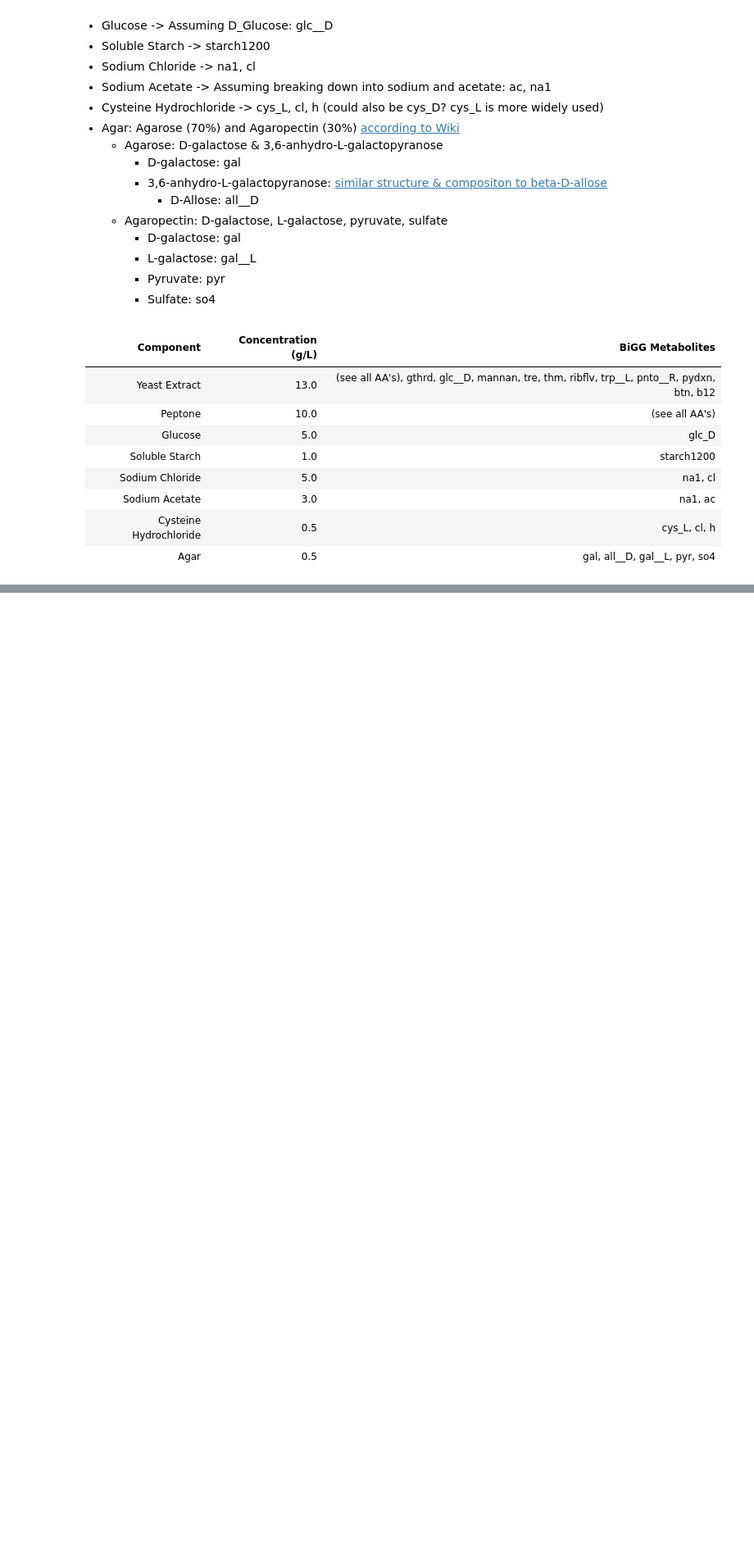
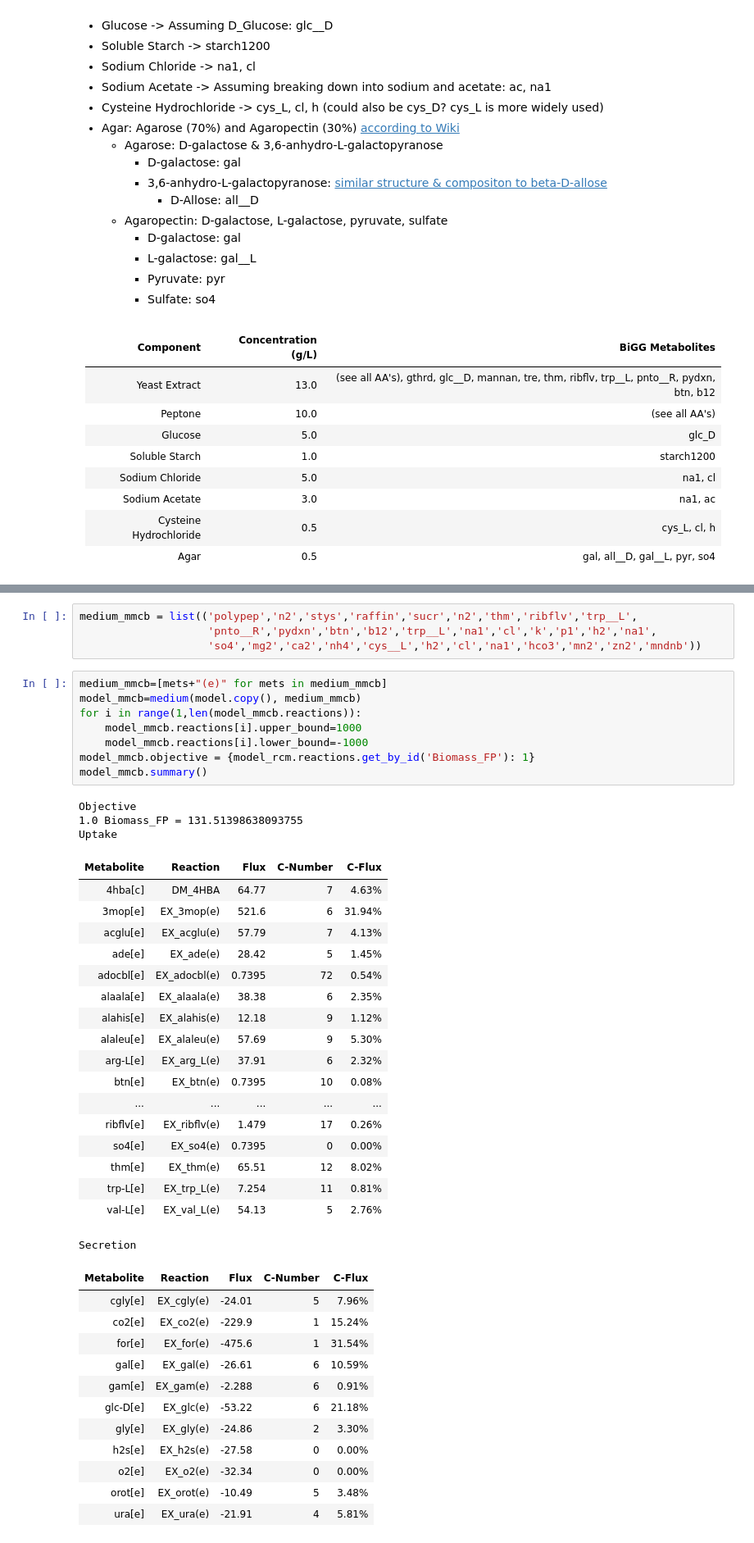
Before and after one commit to PrabJ/Flux_Balance_F_Prausnitzii, a Jupyter notebook: Metabolic_flux.ipynb, the cells around one changed output, grey strips where cells are left out. Shown at 82% size. Cells and saved outputs as stored; diff of their text form; blank space fills up the shorter version.

```diff
--- a/Metabolic_flux.ipynb
+++ b/Metabolic_flux.ipynb
@@ -367,0 +450,46 @@ dtype: float64
+# %%
+medium_mmcb = list(('polypep','n2','stys','raffin','sucr','n2','thm','ribflv','trp__L',
+                    'pnto__R','pydxn','btn','b12','trp__L','na1','cl','k','p1','h2','na1',
+                    'so4','mg2','ca2','nh4','cys__L','h2','cl','na1','hco3','mn2','zn2','mndnb'))
+# %%
+medium_mmcb=[mets+"(e)" for mets in medium_mmcb]
+model_mmcb=medium(model.copy(), medium_mmcb)
+for i in range(1,len(model_mmcb.reactions)):
+    model_mmcb.reactions[i].upper_bound=1000
+    model_mmcb.reactions[i].lower_bound=-1000
+model_mmcb.objective = {model_rcm.reactions.get_by_id('Biomass_FP'): 1}
+model_mmcb.summary()
+# %% [output]
+Objective
+1.0 Biomass_FP = 131.51398638093755
+Uptake
+| Metabolite | Reaction | Flux | C-Number | C-Flux |
+| 4hba[c] | DM_4HBA | 64.77 | 7 | 4.63% |
+| 3mop[e] | EX_3mop(e) | 521.6 | 6 | 31.94% |
+| acglu[e] | EX_acglu(e) | 57.79 | 7 | 4.13% |
+| ade[e] | EX_ade(e) | 28.42 | 5 | 1.45% |
+| adocbl[e] | EX_adocbl(e) | 0.7395 | 72 | 0.54% |
+| alaala[e] | EX_alaala(e) | 38.38 | 6 | 2.35% |
+| alahis[e] | EX_alahis(e) | 12.18 | 9 | 1.12% |
+| alaleu[e] | EX_alaleu(e) | 57.69 | 9 | 5.30% |
+| arg-L[e] | EX_arg_L(e) | 37.91 | 6 | 2.32% |
+| btn[e] | EX_btn(e) | 0.7395 | 10 | 0.08% |
+| ... | ... | ... | ... | ... |
+| ribflv[e] | EX_ribflv(e) | 1.479 | 17 | 0.26% |
+| so4[e] | EX_so4(e) | 0.7395 | 0 | 0.00% |
+| thm[e] | EX_thm(e) | 65.51 | 12 | 8.02% |
+| trp-L[e] | EX_trp_L(e) | 7.254 | 11 | 0.81% |
+| val-L[e] | EX_val_L(e) | 54.13 | 5 | 2.76% |
+Secretion
+| Metabolite | Reaction | Flux | C-Number | C-Flux |
+| cgly[e] | EX_cgly(e) | -24.01 | 5 | 7.96% |
+| co2[e] | EX_co2(e) | -229.9 | 1 | 15.24% |
+| for[e] | EX_for(e) | -475.6 | 1 | 31.54% |
+| gal[e] | EX_gal(e) | -26.61 | 6 | 10.59% |
+| gam[e] | EX_gam(e) | -2.288 | 6 | 0.91% |
+| glc-D[e] | EX_glc(e) | -53.22 | 6 | 21.18% |
+| gly[e] | EX_gly(e) | -24.86 | 2 | 3.30% |
+| h2s[e] | EX_h2s(e) | -27.58 | 0 | 0.00% |
+| o2[e] | EX_o2(e) | -32.34 | 0 | 0.00% |
+| orot[e] | EX_orot(e) | -10.49 | 5 | 3.48% |
+| ura[e] | EX_ura(e) | -21.91 | 4 | 5.81% |
```
Also changed, not shown: parts of 9 cells of this notebook, 1 other file.
